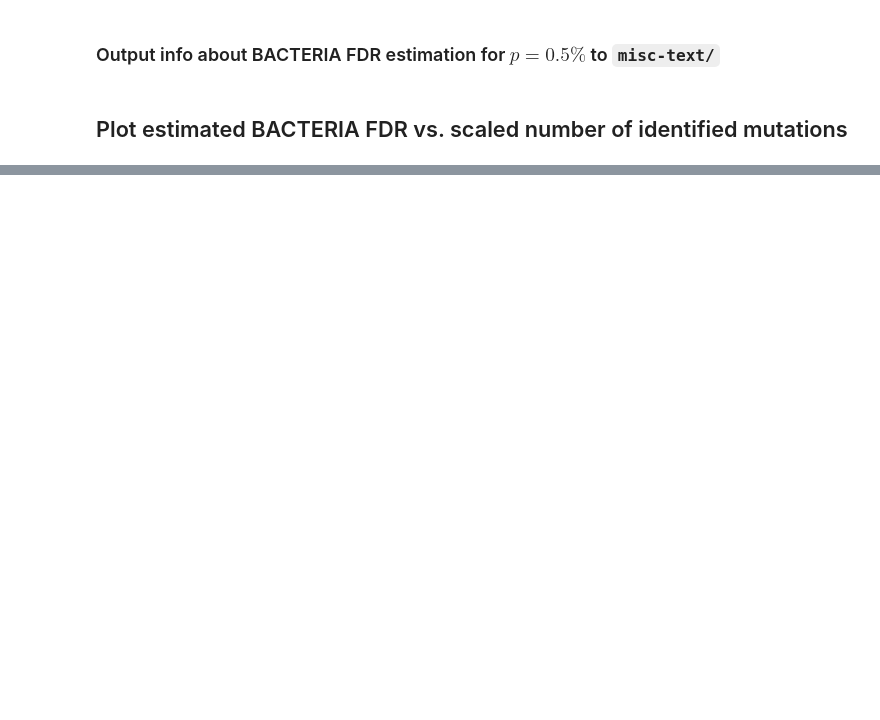
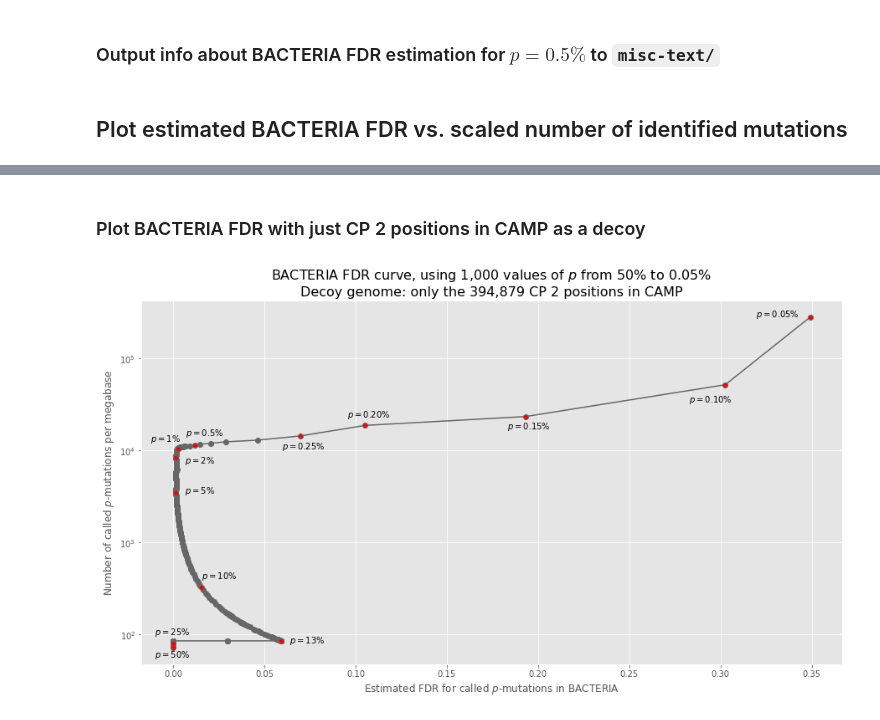
Before and after one commit to fedarko/sheepgut, a Jupyter notebook: notebooks/DemonstratingTargetDecoyApproach.ipynb, the cells around one changed output, grey strips where cells are left out. Drawn from its saved outputs; the diff is of its cells as text; code cells hidden in the pictures; blank space fills up the shorter version.

```diff
--- a/notebooks/DemonstratingTargetDecoyApproach.ipynb
+++ b/notebooks/DemonstratingTargetDecoyApproach.ipynb
@@ -89,0 +181,2 @@ p = 0.05%: 130,686 called p-mutations in CAMP.
+# %%
+camp_cp2_naive_p2called_mutations, camp_cp2_naive_p2numpermb, num_camp_cp2_pos = naive_calling_cp2seq("edge_6104")
@@ -212,0 +299,6 @@ fig.savefig("figs/BACTERIA_FDR_CAMP_decoy.png", bbox_inches="tight")
+# %% [markdown]
+### Plot BACTERIA FDR with just CP 2 positions in CAMP as a decoy
+# %%
+plot_bacteria_fdr(camp_cp2_naive_p2numpermb, f"only the {num_camp_cp2_pos:,} CP 2 positions in CAMP", "BACTERIA_FDR_CAMP_CP2_decoy")
+# %% [output]
+[figure, added]
```
Also changed, not shown: parts of 12 cells of this notebook, 3 other files.
